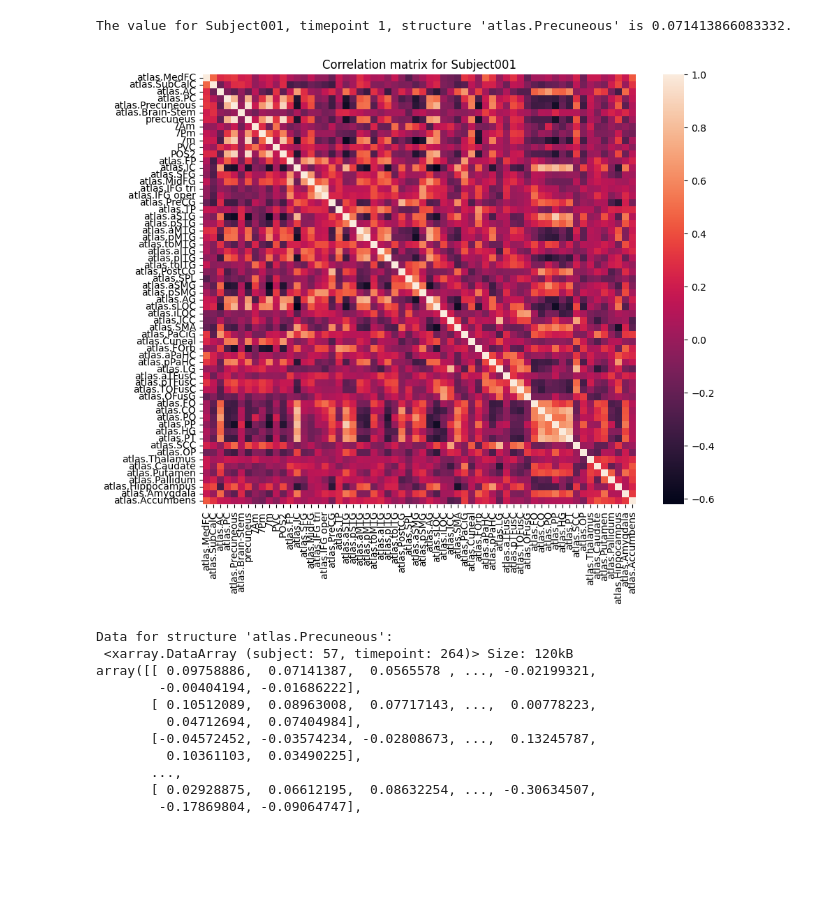
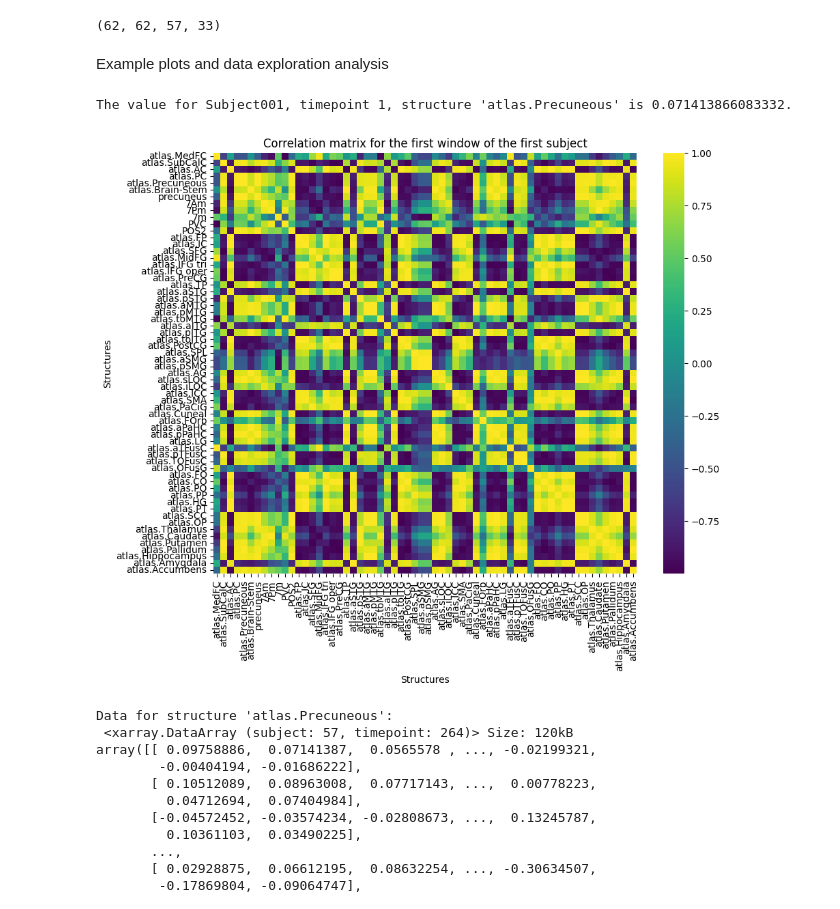
Before and after one commit to ifiriondo/2024_claudia_alzheimer, a Jupyter notebook: main.ipynb, the cells around one changed output. Drawn from its saved outputs; the diff is of its cells as text; code cells hidden in the pictures; blank space fills up the shorter version.

Commit message:
finish inter-precuneus analysis

```diff
--- a/main.ipynb
+++ b/main.ipynb
@@ -19,3 +21,13 @@ corr_data, corr_data_struc, corr_xarray = calc_corr_matrix(ts_data_struc, struc_
+# %%
+# Window the data and compute the correlation matrices
+structure_names = struc_names.to_list()
+delta = 8 #number of time points on each window
+corr_matrices = split_into_windows_and_compute_correlation(ts_data, delta)
+print(corr_matrices.shape)  # Debería ser (62, 62, 57, 33)
+# %% [output]
+(62, 62, 57, 33)
+# %% [markdown]
+Example plots and data exploration analysis
 # %%
 # Access a specific value
 subject_id = 'Subject001'
@@ -27,15 +39,16 @@ print(f"The value for {subject_id}, timepoint {timepoint}, structure '{structure
 # %% [output]
 The value for Subject001, timepoint 1, structure 'atlas.Precuneous' is 0.071413866083332.
 # %%
-# plot a heatmap of a specific subject matrix in correlation_3d
-sub = 'Subject001'
-subject_matrix = corr_xarray.sel(subject=sub)
+# plot a heatmap (sns) of a correlation matrix (e.g. the first one) from corr_df and add the x and y labels of the structure_names
+
 plt.figure(figsize=(10, 8))
-sns.heatmap(subject_matrix,  xticklabels=struc_names, yticklabels=struc_names)
-plt.title(f'Correlation matrix for {sub}')
+sns.heatmap(corr_matrices[:, :, 0, 0], xticklabels=structure_names, yticklabels=structure_names, cmap='viridis')
+plt.xlabel('Structures')
+plt.ylabel('Structures')
+plt.title('Correlation matrix for the first window of the first subject')
 plt.show()
 # %% [output]
-[figure, old version]
+[figure, new version]
 # %%
 # Access a specific structure
 structure = 'atlas.Precuneous'
```
Also changed, not shown: parts of 6 cells of this notebook, 1 other file.
